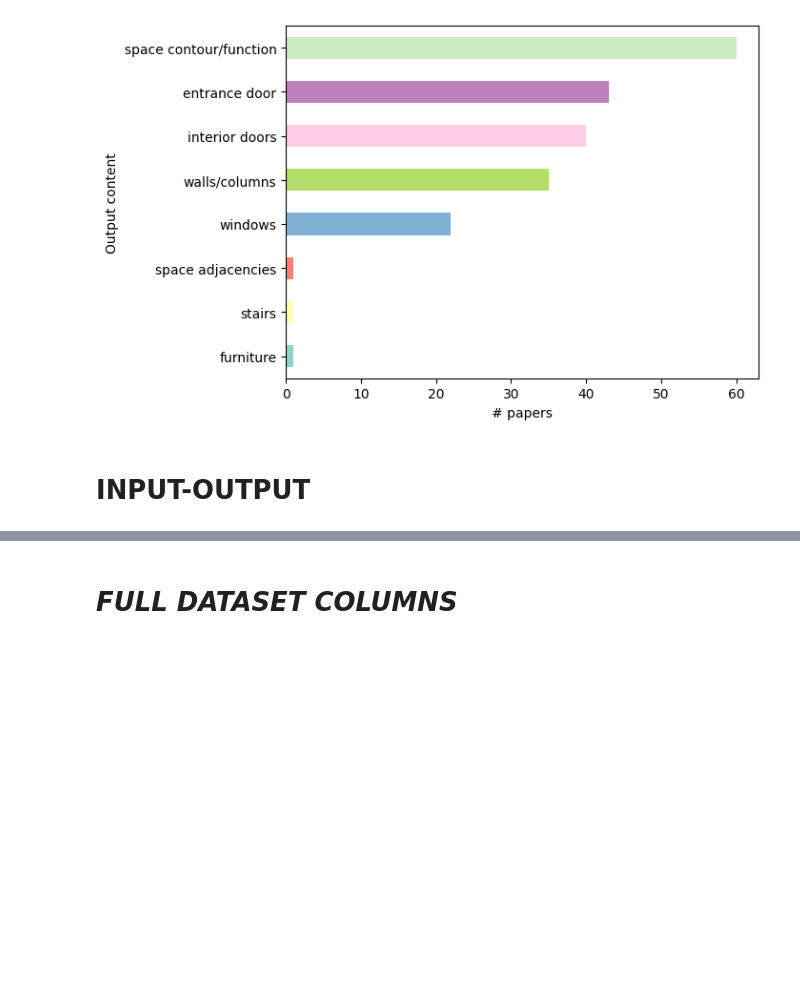
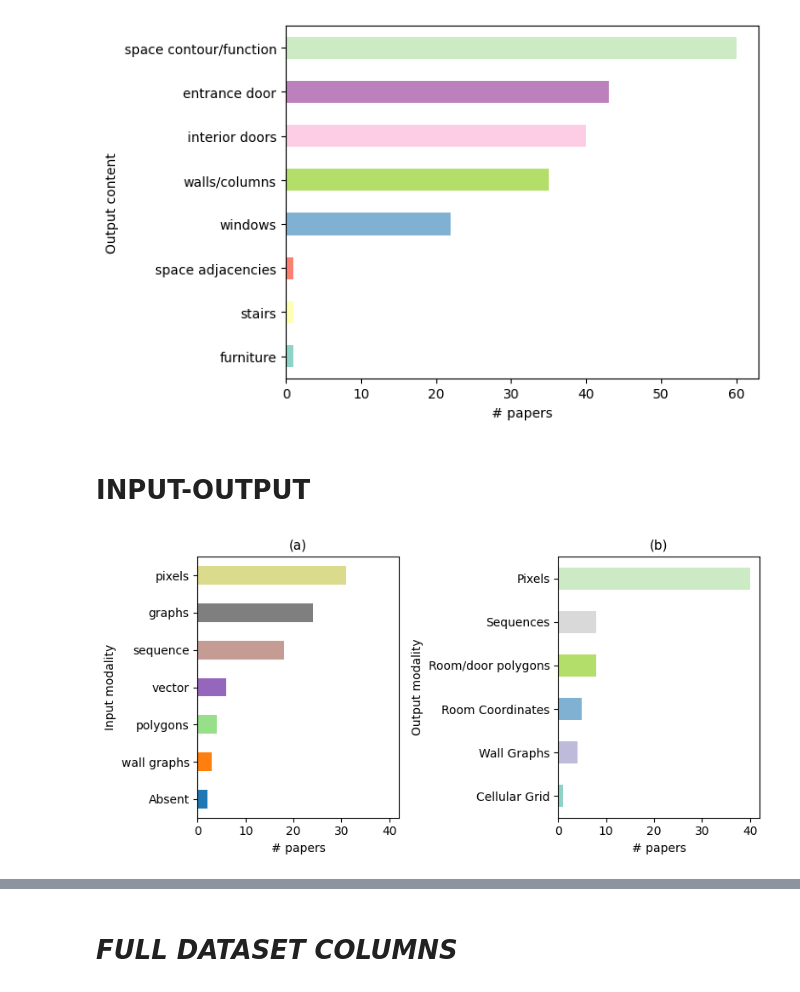
Before and after one commit to gal-dmitry/SystematicReview, a Jupyter notebook: SYNTHESIS_02.ipynb, the cells around one changed output, grey strips where cells are left out. Cells and saved outputs as stored; diff of their text form; code cells hidden in the pictures; blank space fills up the shorter version.

Commit message:
Input-output: paired graphs

```diff
--- a/SYNTHESIS_02.ipynb
+++ b/SYNTHESIS_02.ipynb
@@ -339,7 +337,7 @@ def preprocess_input(df_model):
     return df_model
 
 
-def plot_input_modality(df_model):
+def plot_input_modality(df_model, ax=None):
 
     counts = df_model["input_modality"].explode().value_counts(ascending=True)
 
@@ -354,10 +352,11 @@ def plot_input_modality(df_model):
         xlabel="# papers",
         ylabel="Input modality",
         color=colors,
+        ax=ax,
     )
 
 
-def plot_input_content(df_model):
+def plot_input_content(df_model, ax=None):
 
     counts = df_model["input_content"].explode().value_counts(ascending=True)
 
@@ -372,6 +371,7 @@ def plot_input_content(df_model):
         xlabel="# papers",
         ylabel="Input content",
         color=colors,
+        ax=ax,
     )
 
 
@@ -456,7 +456,7 @@ plot_sankey_input(df_model)
 # %% [markdown]
 # OUTPUT
 # %%
-def plot_output_modality(df_model):
+def plot_output_modality(df_model, ax=None):
     df_model["output_modality"] = df_model["Neural Output (modality)"].apply(lambda x: x.split(", "))
     counts = df_model["output_modality"].explode().value_counts(ascending=True)
 
@@ -471,11 +471,12 @@ def plot_output_modality(df_model):
         xlabel="# papers",
         ylabel="Output modality",
         color=colors,
+        ax=ax,
     )
 
 
 
-def plot_output_content(df_model):
+def plot_output_content(df_model, ax=None):
     df_model["output_content"] = df_model["Ultimate Output semantics"].apply(lambda x: set(x.split(", ")))
     counts = df_model["output_content"].explode().value_counts(ascending=True)
 
@@ -490,6 +491,7 @@ def plot_output_content(df_model):
         xlabel="# papers",
         ylabel="Output content",
         color=colors,
+        ax=ax,
     )
 # %%
 plot_output_modality(df_model)
@@ -502,4 +504,33 @@ plot_output_content(df_model)
 # %% [markdown]
 # INPUT-OUTPUT
 # %%
-///
+def plot_input_output_modality(df_model):
+
+    fig, ax = plt.subplots(1, 2, sharex=True, figsize=(8, 4))
+
+    plot_input_modality(df_model, ax=ax[0])
+    plot_output_modality(df_model, ax=ax[1])
+
+    ax[0].set_title("(a)", fontsize=11)
+    ax[1].set_title("(b)", fontsize=11)
+
+    plt.tight_layout()
+    plt.show()
+
+
+def plot_input_output_content(df_model):
+
+    fig, ax = plt.subplots(1, 2, sharex=True, figsize=(9, 4))
+
+    plot_input_content(df_model, ax=ax[0])
+    plot_output_content(df_model, ax=ax[1])
+
+    ax[0].set_title("(a)", fontsize=11)
+    ax[1].set_title("(b)", fontsize=11)
+
+    plt.tight_layout()
+    plt.show()
+# %%
+plot_input_output_modality(df_model)
+# %% [output]
+[figure, added]
```
Also changed, not shown: parts of 2 cells of this notebook.
